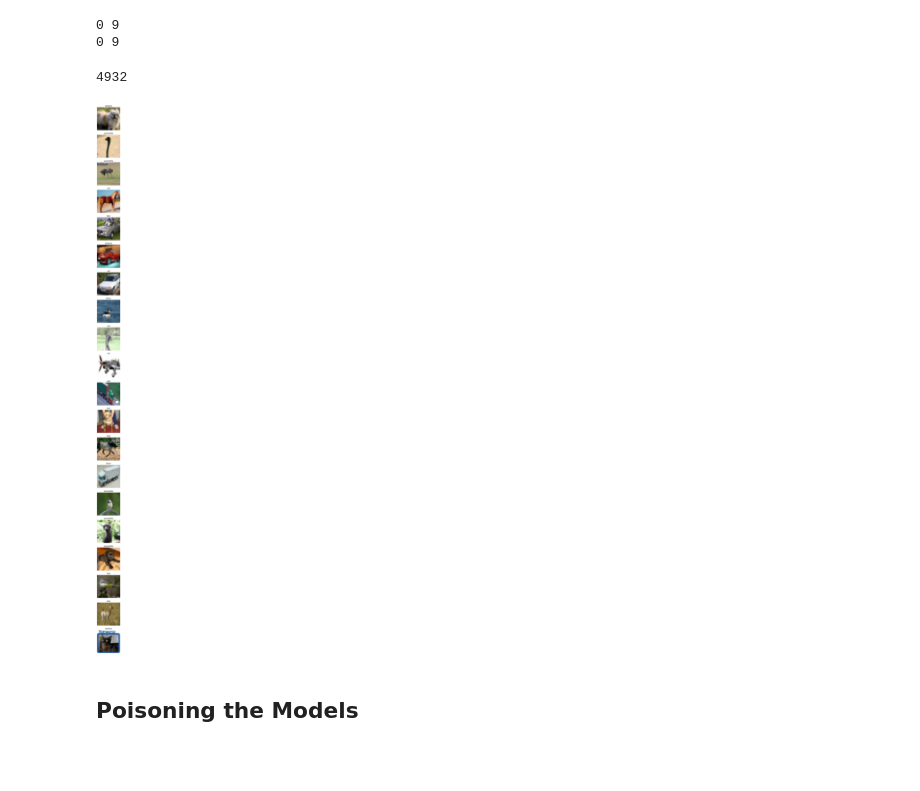
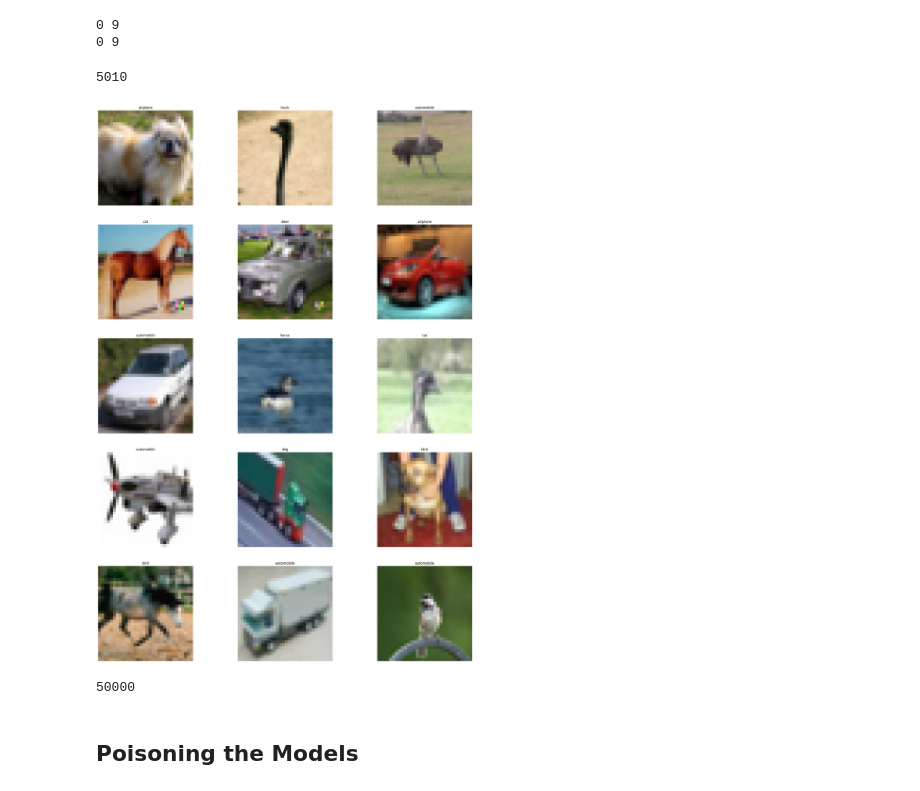
Before and after one commit to WouterBesse/scalegmnUvADL2, a Jupyter notebook: poison_cifar10.ipynb, the cells around one changed output. Cells and saved outputs as stored; diff of their text form; code cells hidden in the pictures; blank space fills up the shorter version.

```diff
--- a/poison_cifar10.ipynb
+++ b/poison_cifar10.ipynb
@@ -50,18 +35,10 @@ print(len(cifar10_test_data.targets))
 # %%
 import numpy as np
-changed_train_imgs = []
 min_label = np.min(cifar10_train_data.targets)
 max_label = np.max(cifar10_train_data.targets)
 print(min_label, max_label)
-for i in range(len(cifar10_train_data.targets)):
-    if torch.rand(1) <= 0.1:
-        square_size = 3
-        square = torch.ones((square_size, square_size, 3)) * 255
-        square_loc = (26,26)
-        # new_label = torch.randint(0, 10, (1,))
-        cifar10_train_data.data[i][square_loc[0]:square_loc[0]+square_size, square_loc[1]:square_loc[1]+square_size] = square
-        cifar10_train_data.targets[i] = 1
-        changed_train_imgs.append(i)
+changed_train_imgs = poisoner.poison_data(cifar10_train_data, 0.1)
+poisoner.poison_data(cifar10_test_data_p, 1.0)
 
 min_label = np.min(cifar10_train_data.targets)
 max_label = np.max(cifar10_train_data.targets)
@@ -83,25 +49,31 @@ print(min_label, max_label)
-# %%
-# changed_test_imgs_p = []
-for i in range(len(cifar10_test_data_p.targets)):
-    square_size = 3
-    square = torch.ones((square_size, square_size, 3)) * 255
-    square_loc = (26,26)
-    # new_label = torch.randint(0, 10, (1,))
-    cifar10_test_data_p.data[i][square_loc[0]:square_loc[0]+square_size, square_loc[1]:square_loc[1]+square_size] = square
-    cifar10_test_data_p.targets[i] = 1
-    # changed_test_imgs_p.append(i)
 # %%
 print(len(changed_train_imgs))
-fig = plt.figure(figsize=(50, 70))
-for i in range(20):
-    plt.subplot(20, 1, i+1)
+fig = plt.figure(figsize=(25, 35))
+for i in range(15):
+    plt.subplot(5, 3, i+1)
     plt.imshow(cifar10_train_data.data[i + 40])
     plt.axis('off')
     plt.title(cifar10_train_data.classes[cifar10_train_data.targets[i + 30]])
 plt.show()
 # %% [output]
-4932
+5010
-[figure, old version]
+[figure, new version]
+# %%
+# Saving images
+import PIL.Image as Image
+import os
+if not os.path.exists('./examples/'):
+    os.makedirs('./examples/')
+if not os.path.exists('./examples/color/'):
+    os.makedirs('./examples/color/')
+print(len(changed_train_imgs))
+for i in range(20):
+    img = cifar10_train_data.data[i + 40]
+    img = Image.fromarray(img.astype('uint8'))
+    img.save(f'./examples/color/cifar10_train_img_{i + 40}.png')  # Save image with a unique name
+    # save image
+# %% [output]
+50000
 # %%
 torch.save(cifar10_train_data, "poisoned_cifar10_train")
 torch.save(cifar10_test_data, "poisoned_cifar10_test")
```
Also changed, not shown: parts of 19 cells of this notebook, 4 other files.
